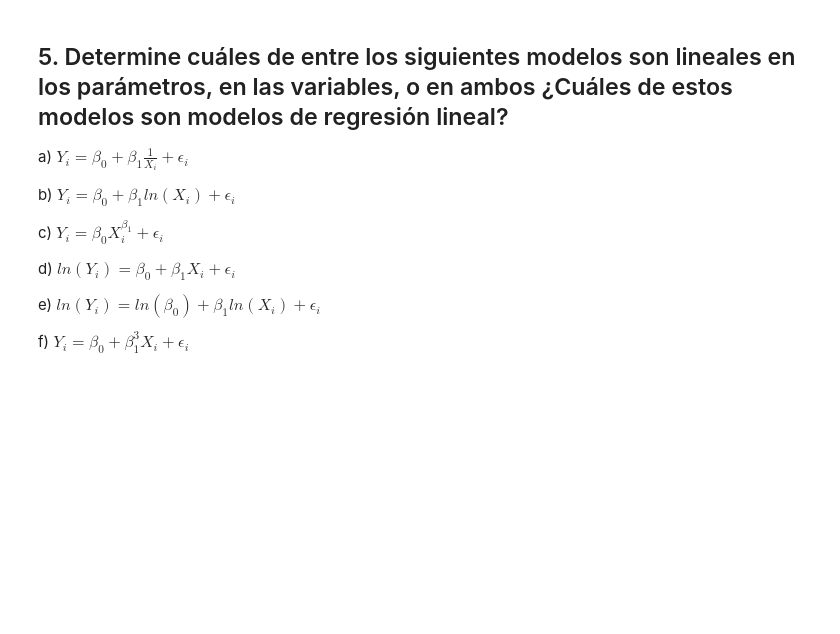
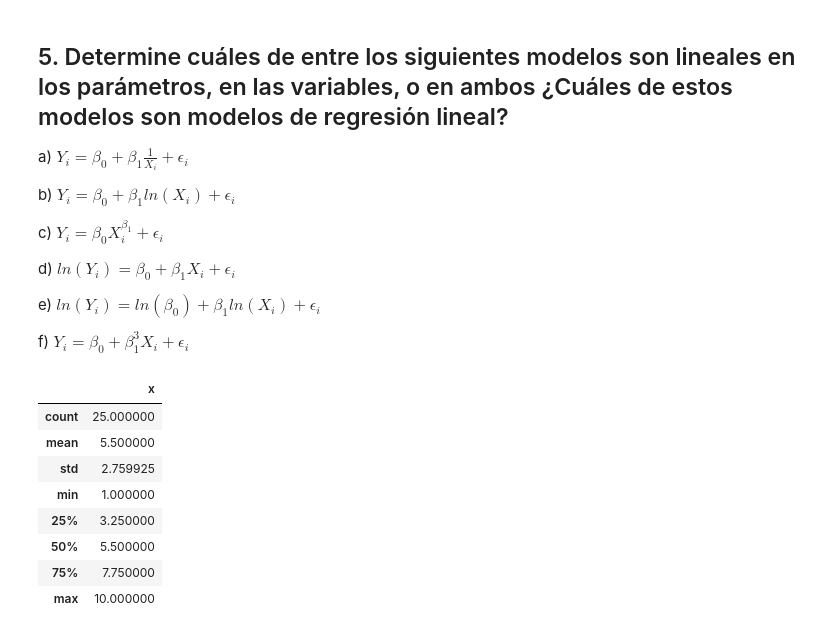
Before and after one commit to Anonymate054/MCD-Econometrics, a Jupyter notebook: notebooks/examples/0.0-leng-HW01.ipynb, the cells around one changed output. Saved outputs shown, nothing was run; the diff lists cells and outputs as text; code cells hidden in the pictures; blank space fills up the shorter version.

```diff
--- a/notebooks/examples/0.0-leng-HW01.ipynb
+++ b/notebooks/examples/0.0-leng-HW01.ipynb
@@ -684,0 +695,26 @@ def func_b(b0 : float, b1: float, e: float, x: float):
+# %%
+import pandas as pd
+import numpy as np
+
+# Definir el range_min, range_max y el número de puntos
+range_min = 1.0
+range_max = 10.0
+num_points = 25  # Número de puntos
+
+# Generar los valores de la columna 'x' usando linspace
+x_values = np.linspace(range_min, range_max, num_points)
+
+# Crear el DataFrame con la columna 'x'
+df5 = pd.DataFrame({'x': x_values})
+
+df5.describe()
+# %% [output]
+|  | x |
+| count | 25.000000 |
+| mean | 5.500000 |
+| std | 2.759925 |
+| min | 1.000000 |
+| 25% | 3.250000 |
+| 50% | 5.500000 |
+| 75% | 7.750000 |
+| max | 10.000000 |
```
Also changed, not shown: parts of 7 cells of this notebook.
